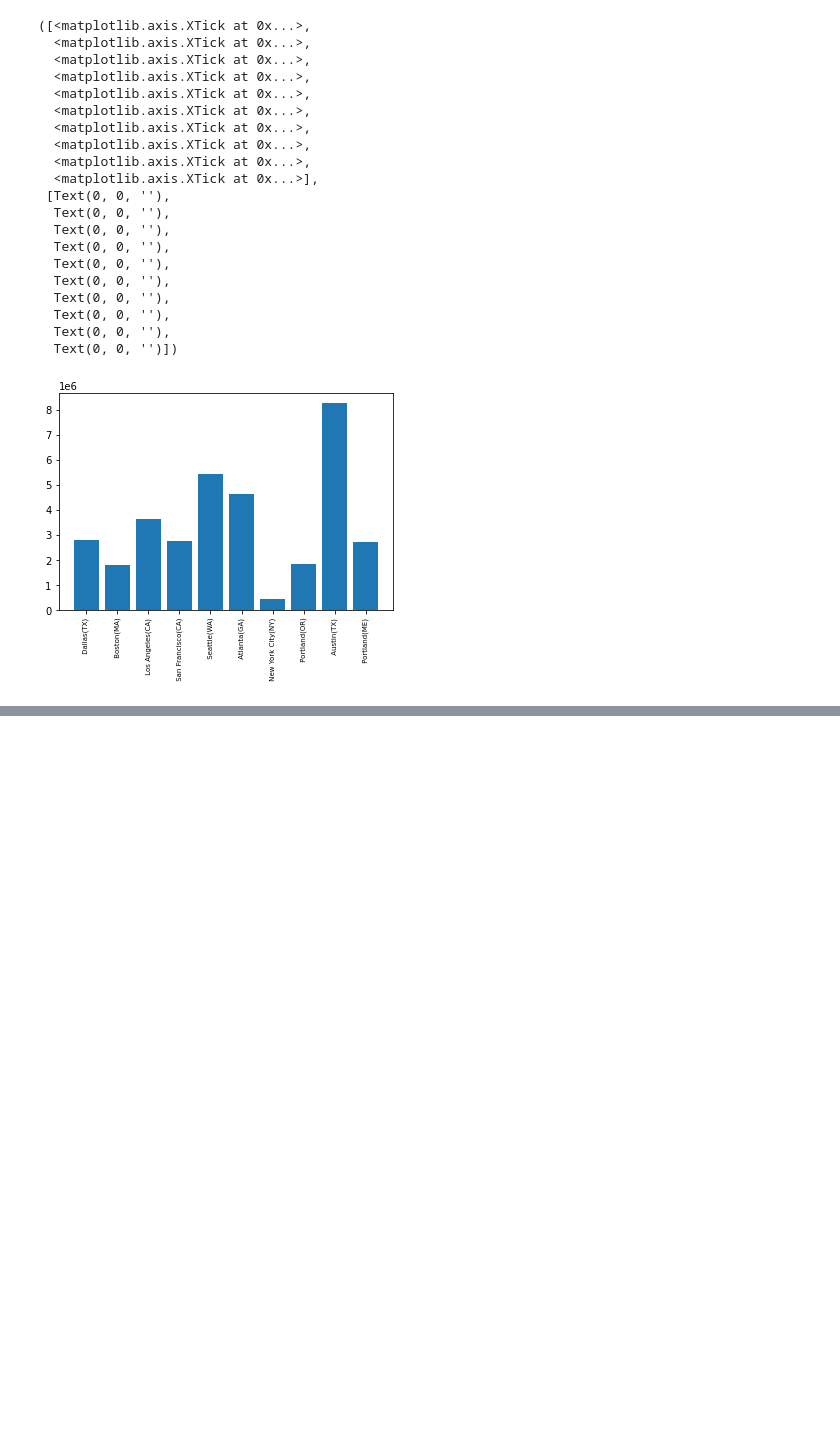
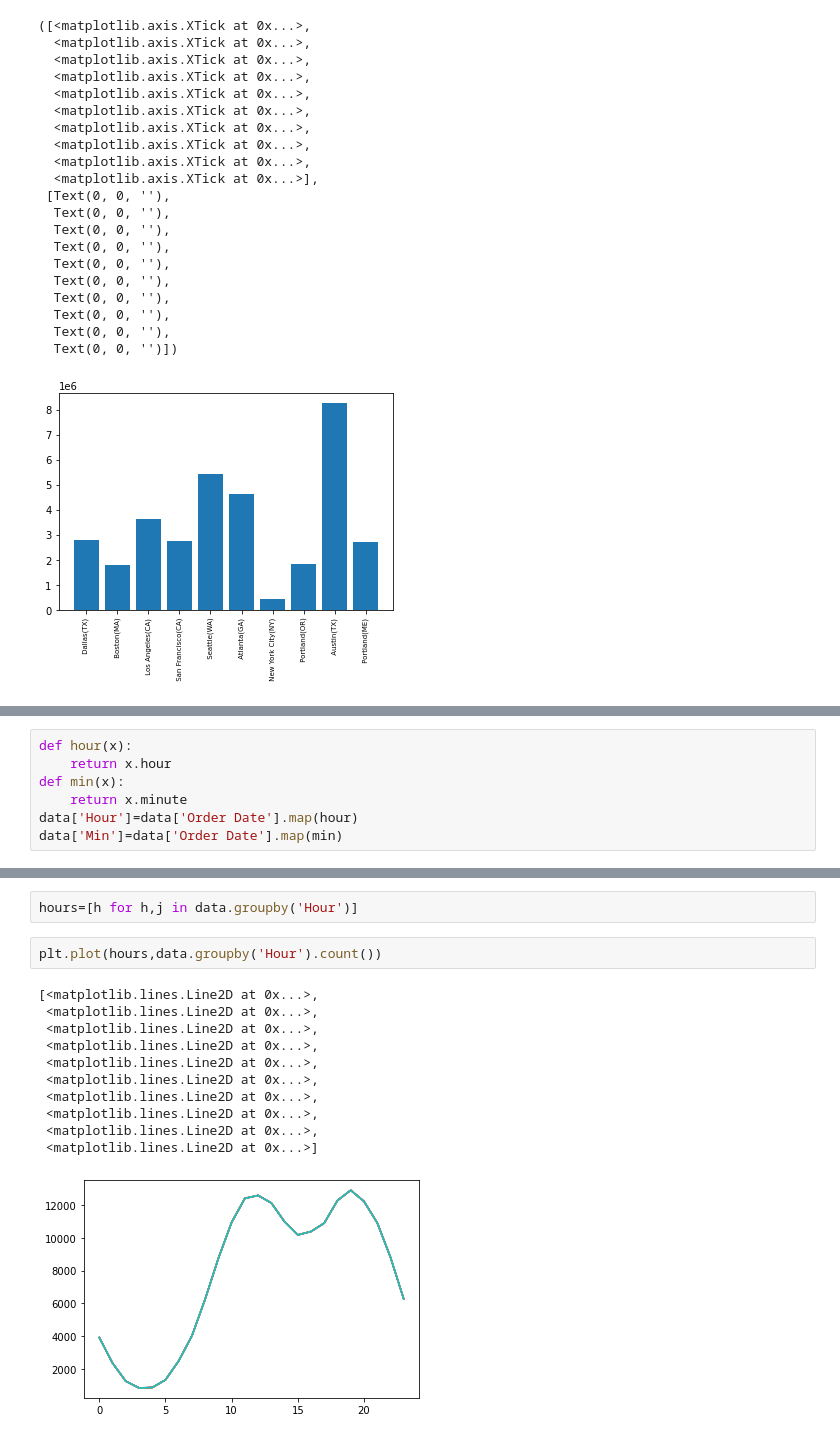
Before and after one commit to ShivamSainier/Real-World-Data-Analysis-with-python, a Jupyter notebook: Data-analysis-project.ipynb, the cells around one changed output, grey strips where cells are left out. Cells and saved outputs as stored; diff of their text form; blank space fills up the shorter version.

```diff
--- a/Data-analysis-project.ipynb
+++ b/Data-analysis-project.ipynb
@@ -246,0 +258,7 @@ plt.xticks(cities,rotation='vertical',size=7)
+# %%
+def hour(x):
+    return x.hour
+def min(x):
+    return x.minute
+data['Hour']=data['Order Date'].map(hour)
+data['Min']=data['Order Date'].map(min)
@@ -246,0 +274,16 @@ plt.xticks(cities,rotation='vertical',size=7)
+# %%
+hours=[h for h,j in data.groupby('Hour')]
+# %%
+plt.plot(hours,data.groupby('Hour').count())
+# %% [output]
+[<matplotlib.lines.Line2D at 0x...>,
+ <matplotlib.lines.Line2D at 0x...>,
+ <matplotlib.lines.Line2D at 0x...>,
+ <matplotlib.lines.Line2D at 0x...>,
+ <matplotlib.lines.Line2D at 0x...>,
+ <matplotlib.lines.Line2D at 0x...>,
+ <matplotlib.lines.Line2D at 0x...>,
+ <matplotlib.lines.Line2D at 0x...>,
+ <matplotlib.lines.Line2D at 0x...>,
+ <matplotlib.lines.Line2D at 0x...>]
+[figure, added]
```
Also changed, not shown: parts of 3 cells of this notebook.
